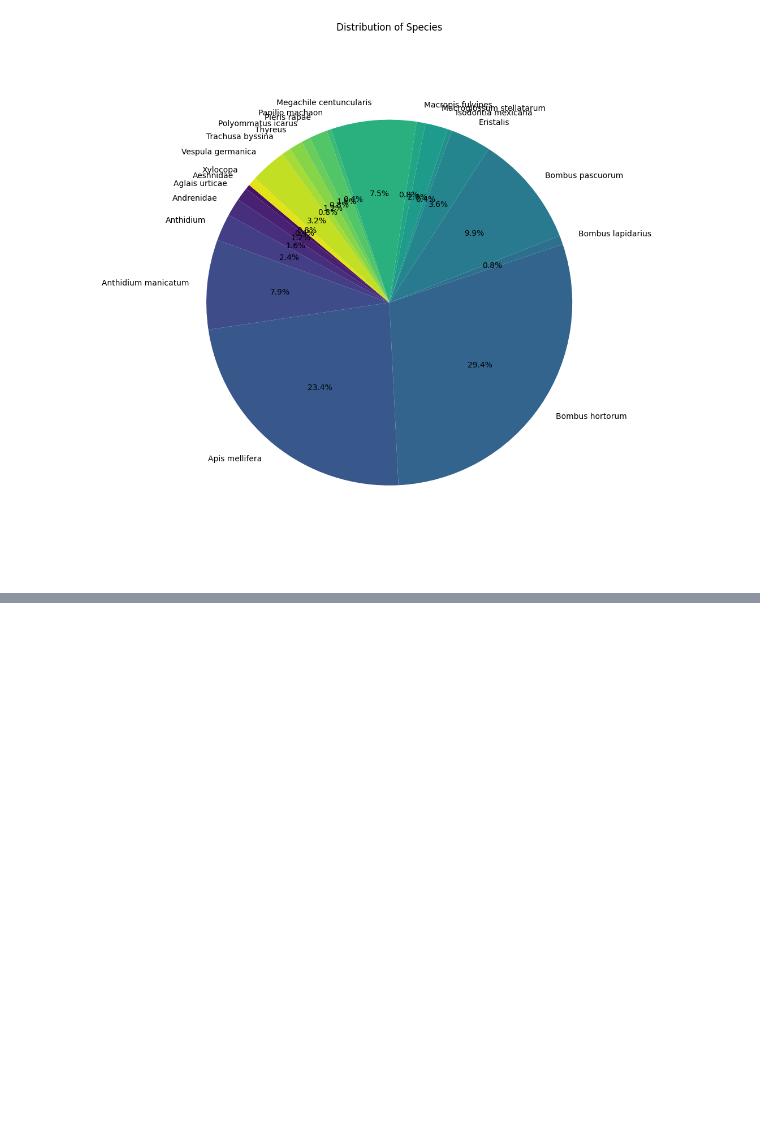
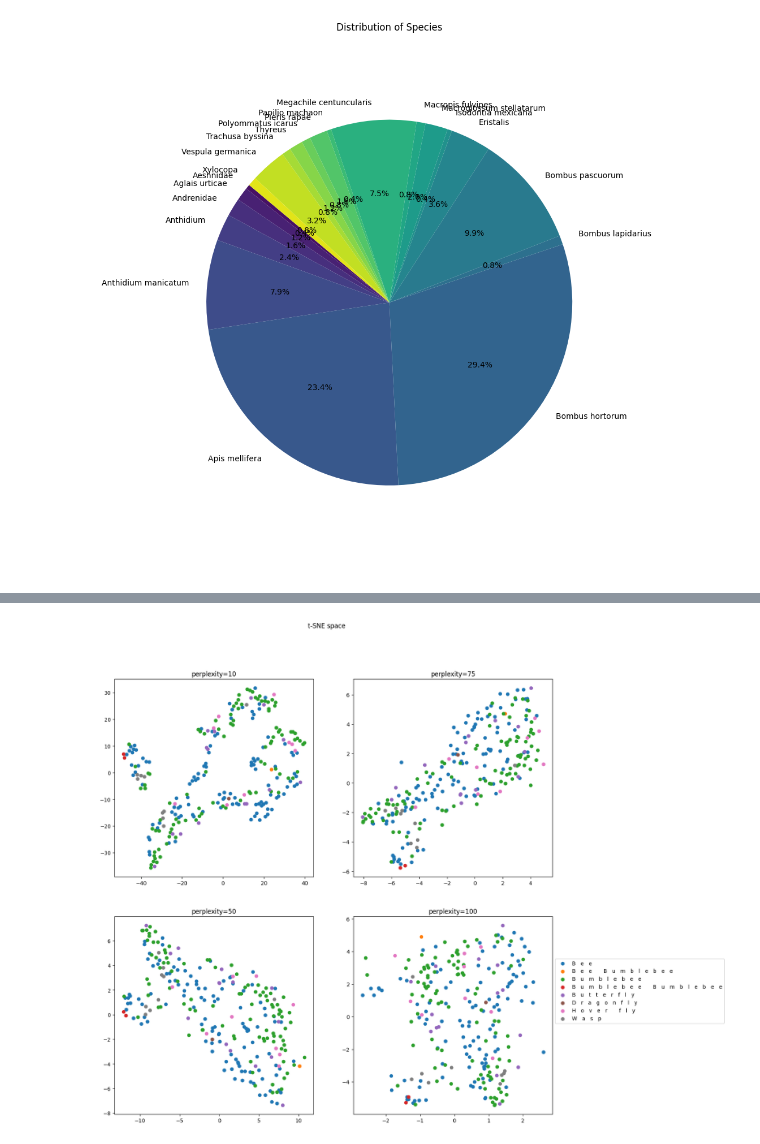
Before and after one commit to zelinze/ToBeeOrNotToBee, a Jupyter notebook: data_visualization.ipynb, the cells around one changed output, grey strips where cells are left out. Drawn from its saved outputs; the diff is of its cells as text; code cells hidden in the pictures; blank space fills up the shorter version.

```diff
--- a/data_visualization.ipynb
+++ b/data_visualization.ipynb
@@ -246,0 +149,22 @@ plot_mds_projection(features_df, classif_df)
+# %%
+#TSNE
+from sklearn.manifold import LocallyLinearEmbedding, MDS, Isomap, TSNE
+
+nb_lines = 2
+nb_cols = 2
+
+fig, ax = plt.subplots(nb_lines, nb_cols, figsize=(15, 15))
+line_ids, col_ids = np.meshgrid(range(0, nb_lines),
+                                range(0, nb_cols))
+fig.suptitle('t-SNE space', fontsize=12)
+for perp, line_id, col_id in zip([10,50,75,100],
+                                      line_ids.flatten(), col_ids.flatten()):
+   model = TSNE(n_components=2,perplexity=perp, random_state=0)
+   digits_tsne = model.fit_transform(features)
+   for dig in dig_list:
+         ax[line_id, col_id].scatter(digits_tsne[digit_class==dig, 0], digits_tsne[digit_class==dig, 1],label=dig);
+
+   ax[line_id, col_id].set_title("perplexity={0}".format(perp))
+plt.legend(bbox_to_anchor=(1, 0.8));
+# %% [output]
+[figure, added]
```
Also changed, not shown: parts of 7 cells of this notebook.
